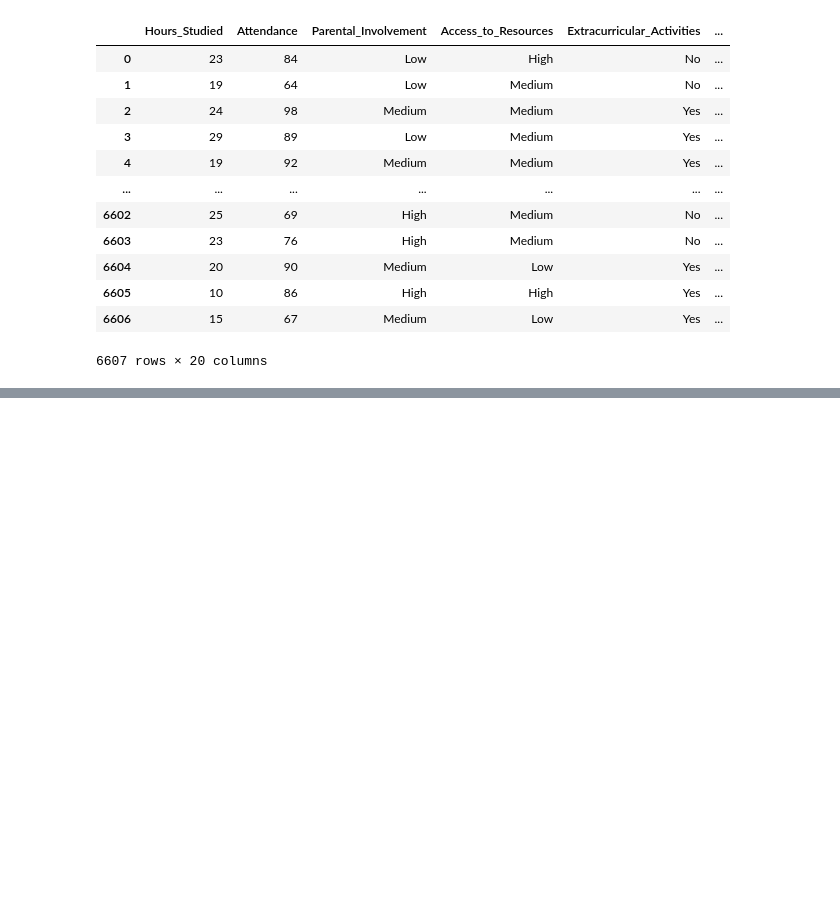
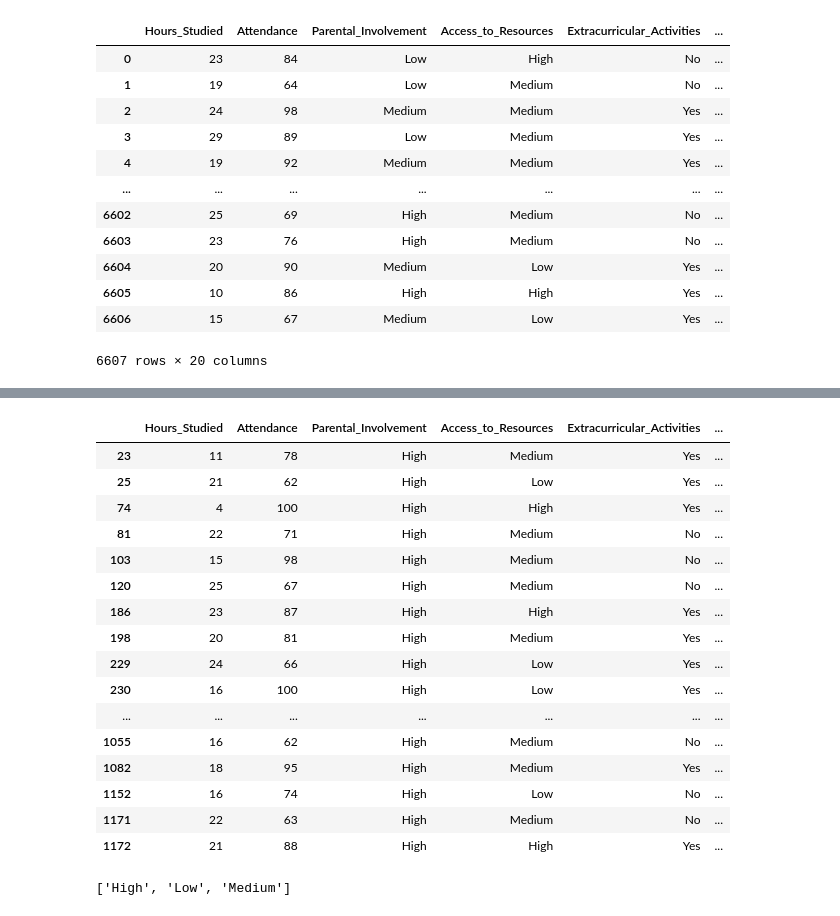
Before and after one commit to mgreiss/Project-1---SMU, a Jupyter notebook: dataExploration.ipynb, the cells around one changed output, grey strips where cells are left out. Saved outputs shown, nothing was run; the diff lists cells and outputs as text; code cells hidden in the pictures; blank space fills up the shorter version.

```diff
--- a/dataExploration.ipynb
+++ b/dataExploration.ipynb
@@ -79,8 +28,0 @@ plt.show()
-# %%
-# Convert 'Motivation_Level' to numerical values
-motivation_mapping = {'Low': 1, 'Medium': 2, 'High': 3}
-student_df['Motivation_Level_Numeric'] = student_df['Motivation_Level'].map(motivation_mapping)
-# Average Motivation Level based on Parental Involvement
-motivation_analysis = student_df.groupby('Parental_Involvement')['Motivation_Level_Numeric'].mean().reset_index()
-order = ['Low', 'Medium', 'High']
-print(motivation_analysis)
@@ -120,0 +69,28 @@ ValueError: Pandas data cast to numpy dtype of object. Check input data with np.
+# %%
+# sort the entire dataframe by 'Parental_Involvement', then 'Motivation_Level'
+student_df.sort_values(by=["Parental_Involvement", "Motivation_Level"], inplace=True)
+student_df.head(50)
+# %% [output]
+|  | Hours_Studied | Attendance | Parental_Involvement | Access_to_Resources | Extracurricular_Activities | ... |
+| 23 | 11 | 78 | High | Medium | Yes | ... |
+| 25 | 21 | 62 | High | Low | Yes | ... |
+| 74 | 4 | 100 | High | High | Yes | ... |
+| 81 | 22 | 71 | High | Medium | No | ... |
+| 103 | 15 | 98 | High | Medium | No | ... |
+| 120 | 25 | 67 | High | Medium | No | ... |
+| 186 | 23 | 87 | High | High | Yes | ... |
+| 198 | 20 | 81 | High | Medium | Yes | ... |
+| 229 | 24 | 66 | High | Low | Yes | ... |
+| 230 | 16 | 100 | High | Low | Yes | ... |
+| ... | ... | ... | ... | ... | ... | ... |
+| 1055 | 16 | 62 | High | Medium | No | ... |
+| 1082 | 18 | 95 | High | Medium | Yes | ... |
+| 1152 | 16 | 74 | High | Low | No | ... |
+| 1171 | 22 | 63 | High | Medium | No | ... |
+| 1172 | 21 | 88 | High | High | Yes | ... |
+# %%
+# look at a list of all the years present in our dataset
+levels_list = sorted(student_df['Parental_Involvement'].unique().tolist())
+print(levels_list)
+# %% [output]
+['High', 'Low', 'Medium']
```
Also changed, not shown: parts of 21 cells of this notebook, 1 other file.
